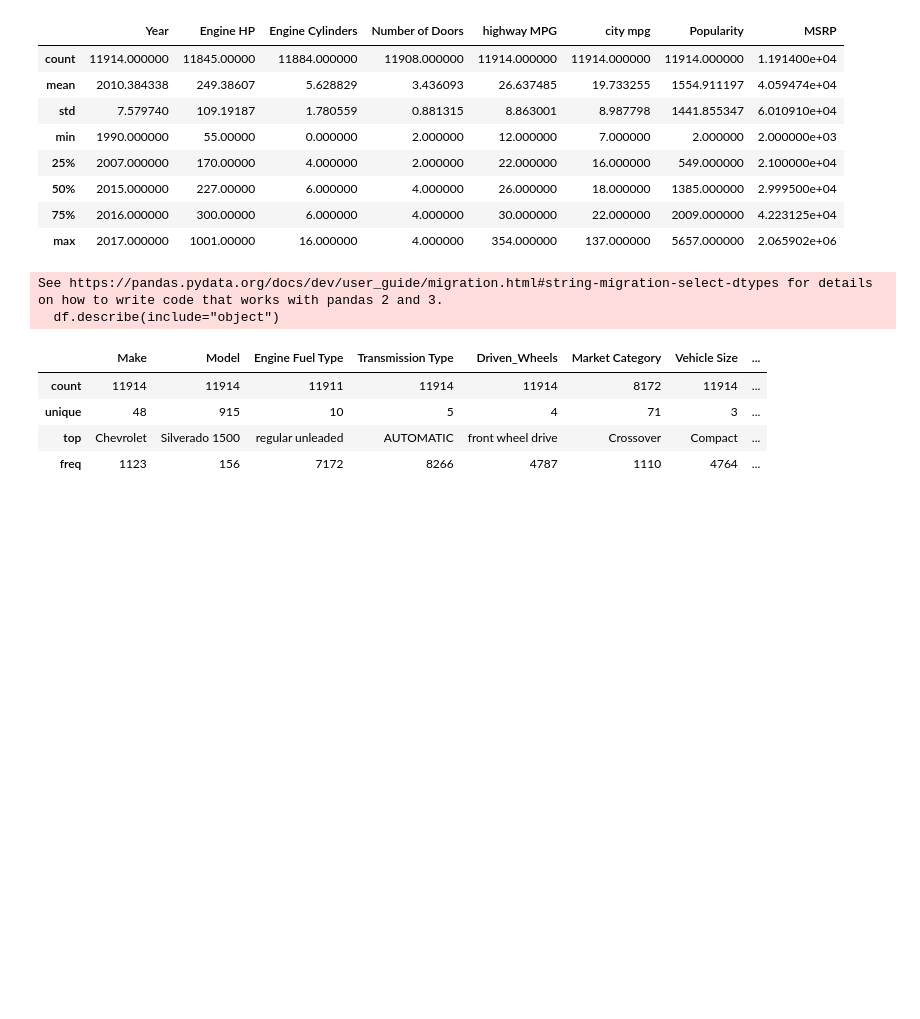
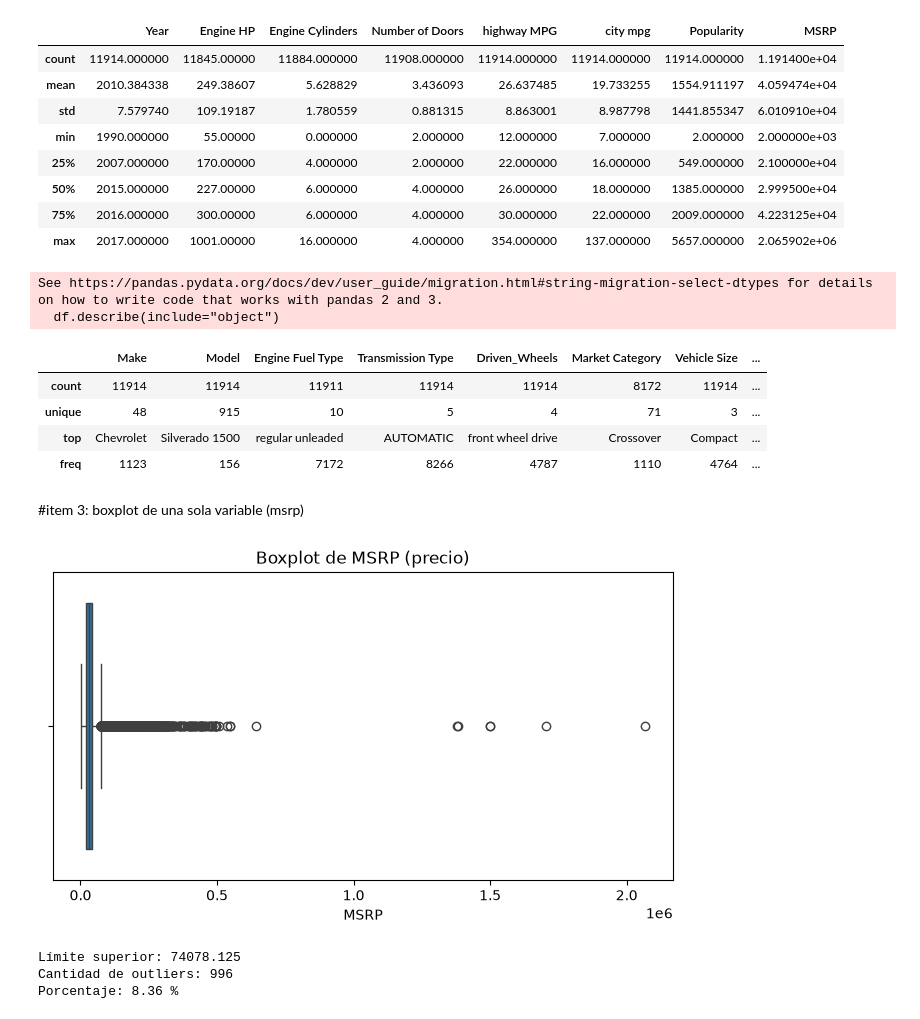
Before and after one commit to JuanPrieto16/proyecto_carros_proga2, a Jupyter notebook: cuadernos/exploracion_juan.ipynb, the cells around one changed output. Saved outputs shown, nothing was run; the diff lists cells and outputs as text; code cells hidden in the pictures; blank space fills up the shorter version.

Commit message:
item 3: boxplots e interpretacion de outliers en MSRP, HP y MPG

```diff
--- a/cuadernos/exploracion_juan.ipynb
+++ b/cuadernos/exploracion_juan.ipynb
@@ -92,3 +92,26 @@ See https://pandas.pydata.org/docs/dev/user_guide/migration.html#string-migratio
 | unique | 48 | 915 | 10 | 5 | 4 | 71 | 3 | ... |
 | top | Chevrolet | Silverado 1500 | regular unleaded | AUTOMATIC | front wheel drive | Crossover | Compact | ... |
 | freq | 1123 | 156 | 7172 | 8266 | 4787 | 1110 | 4764 | ... |
+# %% [markdown]
+#item 3: boxplot de una sola variable (msrp)
+# %%
+plt.figure(figsize=(8, 4))
+sns.boxplot(x=df["MSRP"])
+plt.title("Boxplot de MSRP (precio)")
+plt.show()
+# %% [output]
+[figure, added]
+# %%
+Q1 = df["MSRP"].quantile(0.25)
+Q3 = df["MSRP"].quantile(0.75)
+IQR = Q3 - Q1
+limite_sup = Q3 + 1.5 * IQR
+
+outliers = df[df["MSRP"] > limite_sup]
+print("Límite superior:", limite_sup)
+print("Cantidad de outliers:", len(outliers))
+print("Porcentaje:", round(len(outliers) / len(df) * 100, 2), "%")
+# %% [output]
+Límite superior: 74078.125
+Cantidad de outliers: 996
+Porcentaje: 8.36 %
```
Also changed, not shown: parts of 3 cells of this notebook, 1 other file.
